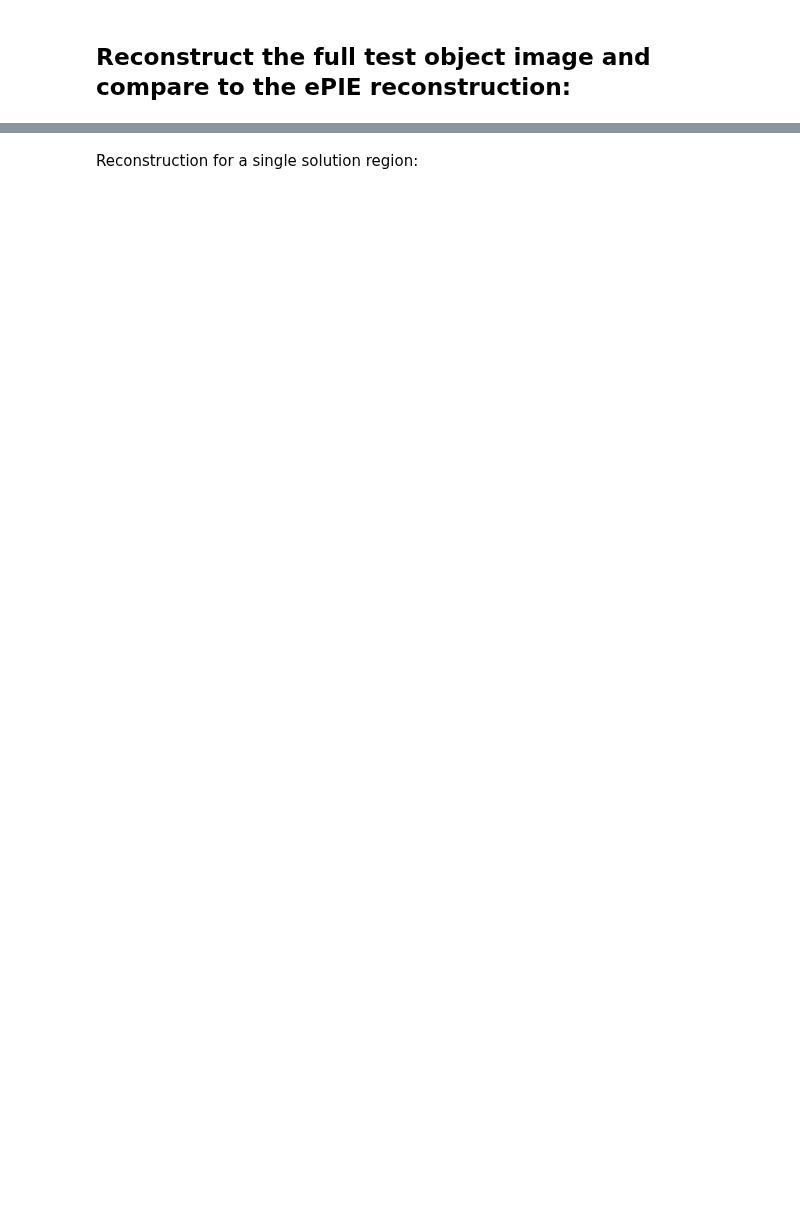
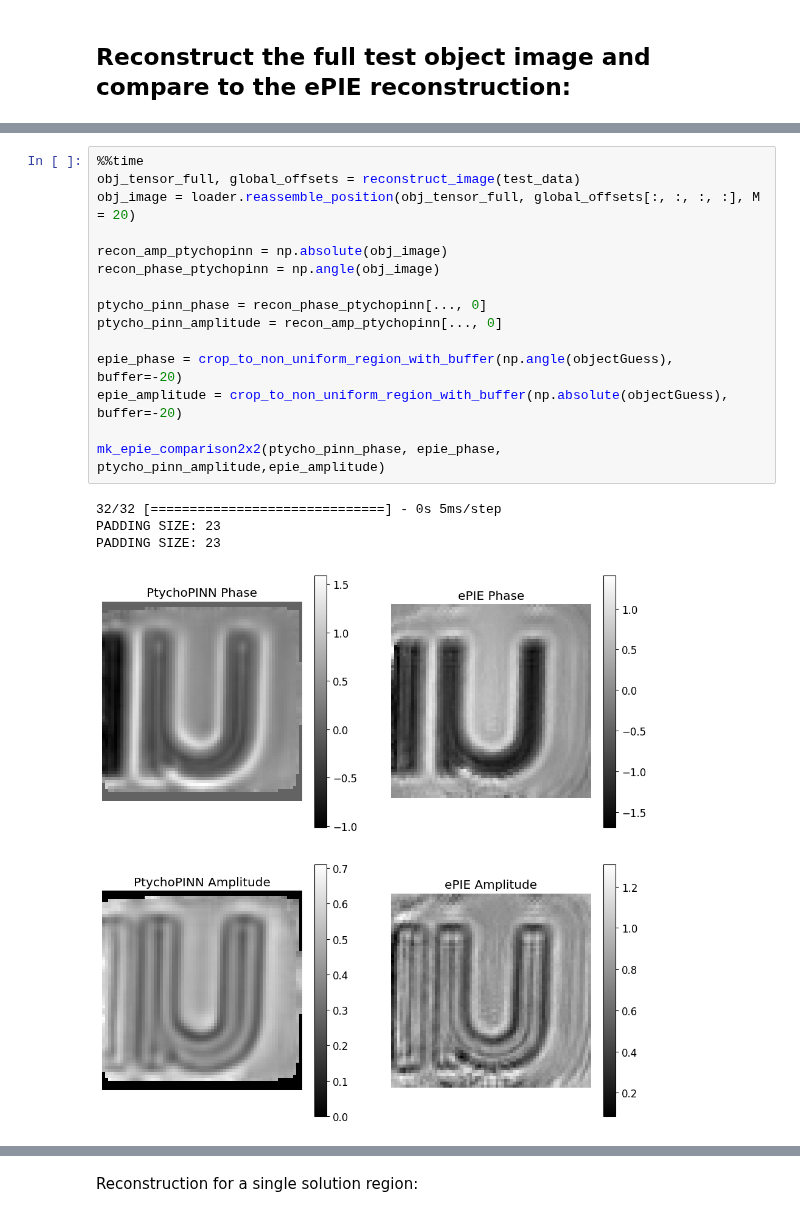
Before and after one commit to hoidn/PtychoPINN, a Jupyter notebook: notebooks/non_grid_CDI_example.ipynb, the cells around one changed output, grey strips where cells are left out. Saved outputs shown, nothing was run; the diff lists cells and outputs as text; blank space fills up the shorter version.

```diff
--- a/notebooks/non_grid_CDI_example.ipynb
+++ b/notebooks/non_grid_CDI_example.ipynb
@@ -235,0 +220,20 @@ Wall time: 674 ms
+# %%
+%%time
+obj_tensor_full, global_offsets = reconstruct_image(test_data)
+obj_image = loader.reassemble_position(obj_tensor_full, global_offsets[:, :, :, :], M = 20)
+
+recon_amp_ptychopinn = np.absolute(obj_image)
+recon_phase_ptychopinn = np.angle(obj_image)
+
+ptycho_pinn_phase = recon_phase_ptychopinn[..., 0]
+ptycho_pinn_amplitude = recon_amp_ptychopinn[..., 0]
+
+epie_phase = crop_to_non_uniform_region_with_buffer(np.angle(objectGuess), buffer=-20)
+epie_amplitude = crop_to_non_uniform_region_with_buffer(np.absolute(objectGuess), buffer=-20)
+
+mk_epie_comparison2x2(ptycho_pinn_phase, epie_phase, ptycho_pinn_amplitude,epie_amplitude)
+# %% [output]
+32/32 [==============================] - 0s 5ms/step
+PADDING SIZE: 23
+PADDING SIZE: 23
+[figure, added]
```
Also changed, not shown: parts of 9 cells of this notebook, 4 other files.
